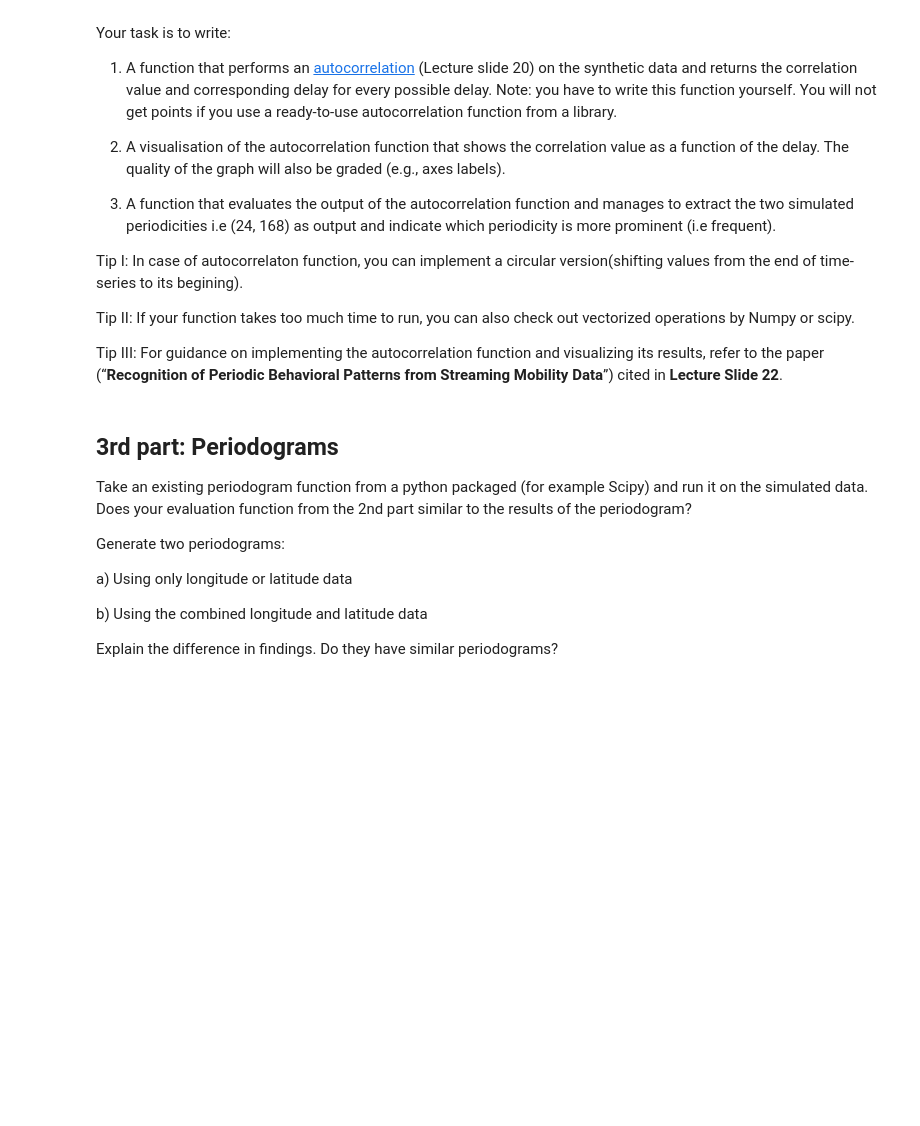
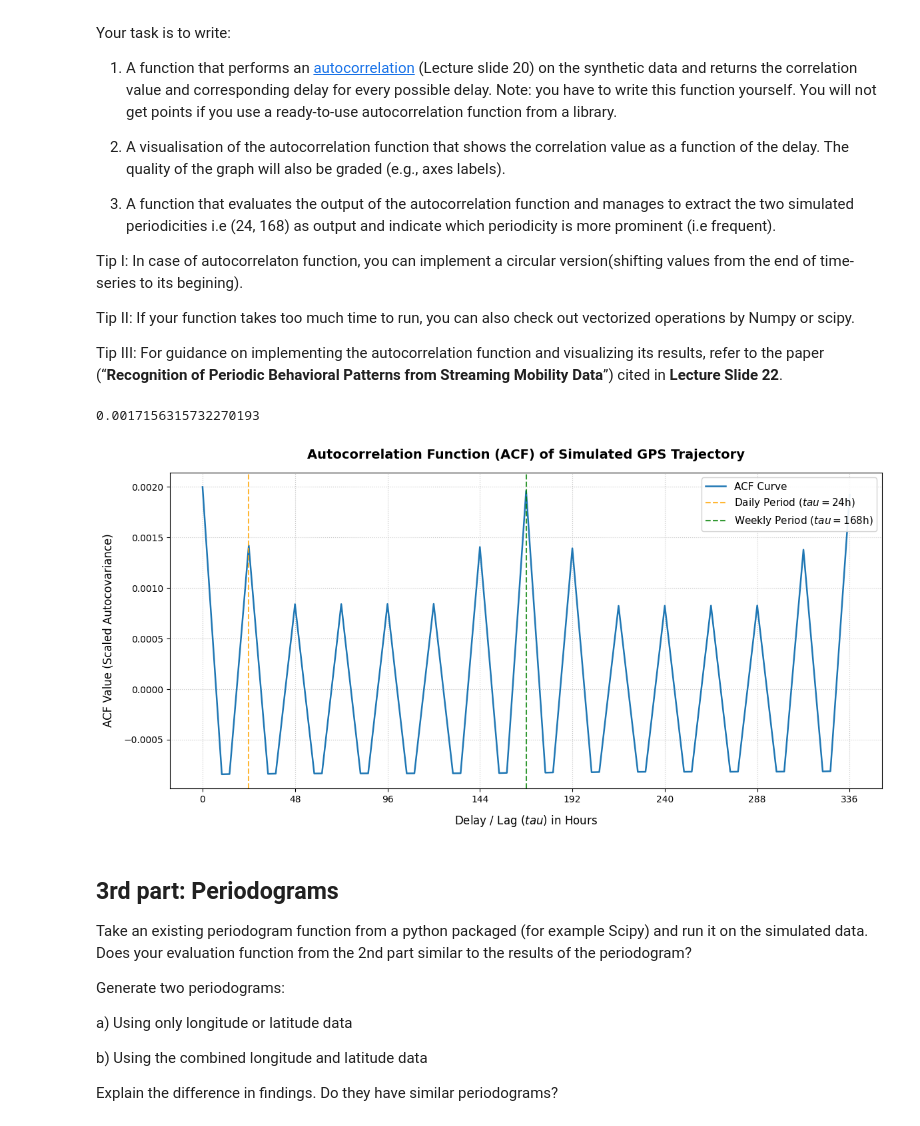
Before and after one commit to M4ngA-Coen4V/Assignment1, a Jupyter notebook: Assignment1_Exercises.ipynb, the cells around one changed output. Cells and saved outputs as stored; diff of their text form; code cells hidden in the pictures; blank space fills up the shorter version.

```diff
--- a/Assignment1_Exercises.ipynb
+++ b/Assignment1_Exercises.ipynb
@@ -125,8 +148,3 @@ Tip I: In case of autocorrelaton function, you can implement a circular version(
 Tip II:  If your function takes too much time to run, you can also check out vectorized operations by Numpy or scipy.
 
 Tip III: For guidance on implementing the autocorrelation function and visualizing its results, refer to the paper (“**Recognition of Periodic Behavioral Patterns from Streaming Mobility Data**”) cited in **Lecture Slide 22**.
-# %%
-# write your own ACF
-def autocorrelation(data):
-
-    return autocorr
@@ -135,3 +151,48 @@ def autocorrelation(data):
+# %%
+# write your own ACF
+def autocorrelation(data, tau):
+    T = len(data)
+    mean_val = sum(data) / T
+    summation = 0.0
+    for t in range(T - tau):
+        summation += (data[t] - mean_val) * (data[t + tau] - mean_val)
+    autocorr = (1 / T) * summation
+
+    return autocorr
+# %%
+autocorr = autocorrelation(data=result_df['combined'].tolist(), tau=1)
+print(autocorr)
+# %% [output]
+0.0017156315732270193
+# %%
+# display ACF on y-axis, time on x-axis
+#tau range = 2 weeks
+max_tau = 336
+taus = list(range(max_tau + 1))
+
+combined_data_list = result_df['combined'].tolist()
+#acf for all taus
+acf_values = [autocorrelation(data=combined_data_list, tau=t) for t in taus]
+
+# plotting
+plt.figure(figsize=(12, 6))
+plt.plot(taus, acf_values, color='#1f77b4', linewidth=1.8, label='ACF Curve')
+
+#highlighting daily and weekly periodicities
+plt.axvline(x=24, color='orange', linestyle='--', linewidth=1.5, alpha=0.8, label='Daily Period ($\ttau = 24$h)')
+plt.axvline(x=168, color='green', linestyle='--', linewidth=1.5, alpha=0.8, label='Weekly Period ($\ttau = 168$h)')
+
+plt.title('Autocorrelation Function (ACF) of Simulated GPS Trajectory', fontsize=14, fontweight='bold', pad=15)
+plt.xlabel('Delay / Lag ($\ttau$) in Hours', fontsize=12, labelpad=10)
+plt.ylabel('ACF Value (Scaled Autocovariance)', fontsize=12, labelpad=10)
+plt.xticks(range(0, max_tau + 1, 48))
+plt.grid(True, linestyle=':', alpha=0.7)
+plt.legend(frameon=True, facecolor='white', framealpha=0.9, fontsize=11)
+
+plt.tight_layout()
+plt.show()
+# %% [output]
+[figure, added]
 # %%
 # write your evaluation function
 def autocorr_periodicity(simulated_data):
```
Also changed, not shown: parts of 4 cells of this notebook.
